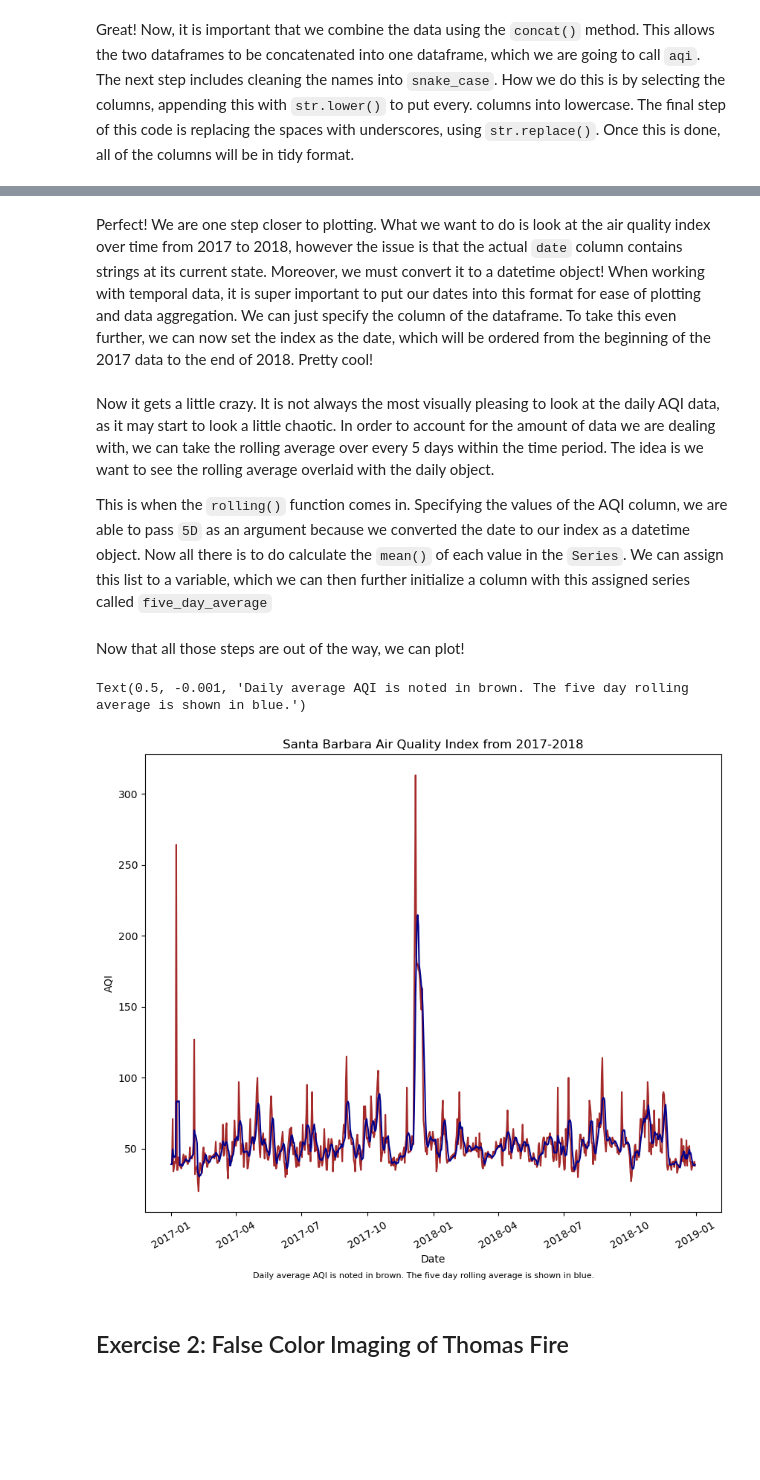
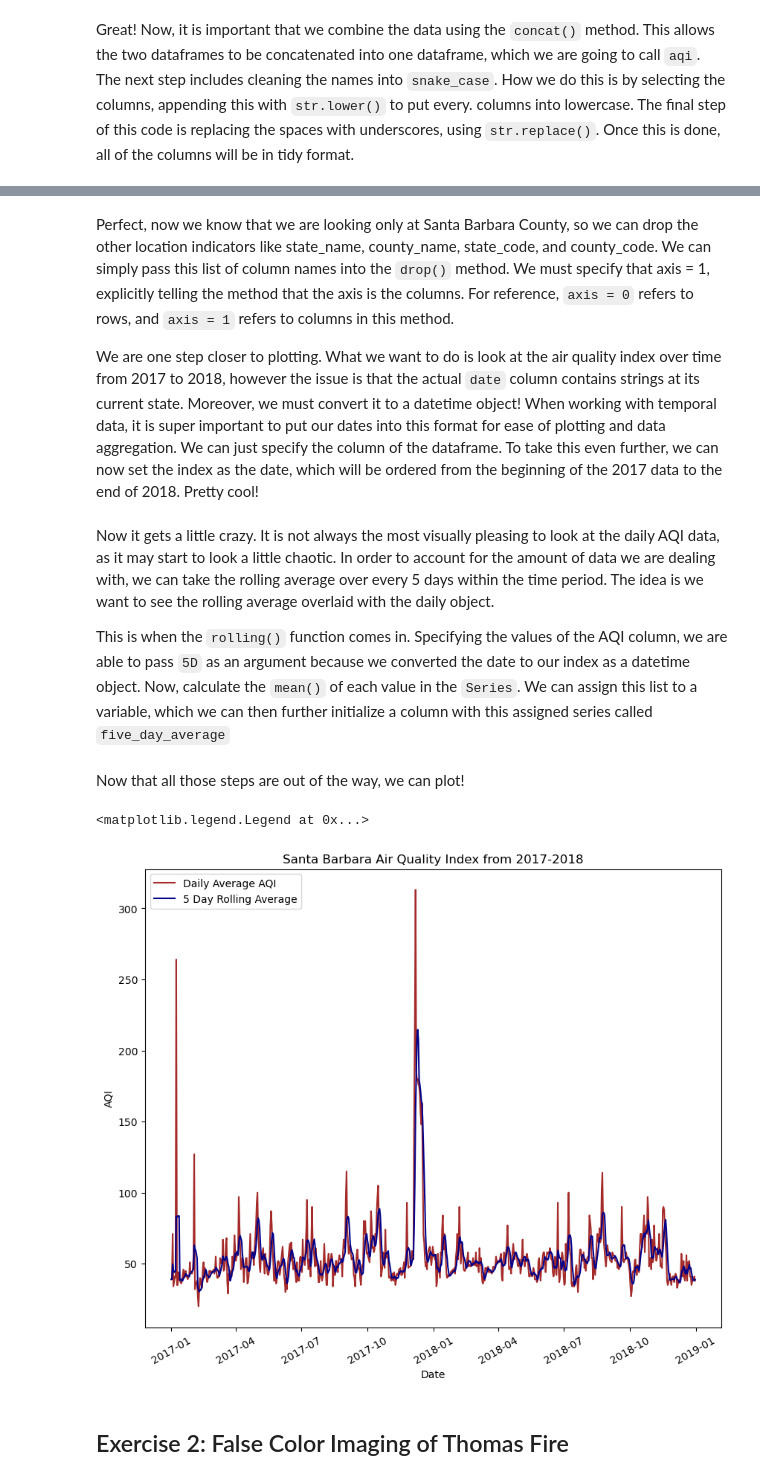
Before and after one commit to bgrazda/eds220-final, a Jupyter notebook: thomas-fire-exercises.ipynb, the cells around one changed output, grey strips where cells are left out. Drawn from its saved outputs; the diff is of its cells as text; code cells hidden in the pictures; blank space fills up the shorter version.

```diff
--- a/thomas-fire-exercises.ipynb
+++ b/thomas-fire-exercises.ipynb
@@ -39,5 +47,7 @@ aqi_sb = aqi[aqi['county_name'] == 'Santa Barbara']
 # Remove columns indicated by column labels and axis
 aqi_sb = aqi_sb.drop(['state_name', 'county_name', 'state_code', 'county_code'], axis = 1)
 # %% [markdown]
-Perfect! We are one step closer to plotting. What we want to do is look at the air quality index over time from 2017 to 2018, however the issue is that the actual `date` column contains strings at its current state. Moreover, we must convert it to a datetime object! When working with temporal data, it is super important to put our dates into this format for ease of plotting and data aggregation. We can just specify the column of the dataframe. To take this even further, we can now set the index as the date, which will be ordered from the beginning of the 2017 data to the end of 2018. Pretty cool!
+Perfect, now we know that we are looking only at Santa Barbara County, so we can drop the other location indicators like state_name, county_name, state_code, and county_code. We can simply pass this list of column names into the `drop()` method. We must specify that axis = 1, explicitly telling the method that the axis is the columns. For reference, `axis = 0` refers to rows, and `axis = 1` refers to columns in this method.
+
+We are one step closer to plotting. What we want to do is look at the air quality index over time from 2017 to 2018, however the issue is that the actual `date` column contains strings at its current state. Moreover, we must convert it to a datetime object! When working with temporal data, it is super important to put our dates into this format for ease of plotting and data aggregation. We can just specify the column of the dataframe. To take this even further, we can now set the index as the date, which will be ordered from the beginning of the 2017 data to the end of 2018. Pretty cool!
 # %%
@@ -48,7 +58,7 @@ aqi_sb = aqi_sb.set_index('date')
 # %% [markdown]
 Now it gets a little crazy. It is not always the most visually pleasing to look at the daily AQI data, as it may start to look a little chaotic. In order to account for the amount of data we are dealing with, we can take the rolling average over every 5 days within the time period. The idea is we want to see the rolling average overlaid with the daily object.
 
-This is when the `rolling()` function comes in. Specifying the values of the AQI column, we are able to pass `5D` as an argument because we converted the date to our index as a datetime object. Now all there is to do calculate the `mean()` of each value in the `Series`. We can assign this list to a variable, which we can then further initialize a column with this assigned series called `five_day_average`
+This is when the `rolling()` function comes in. Specifying the values of the AQI column, we are able to pass `5D` as an argument because we converted the date to our index as a datetime object. Now, calculate the `mean()` of each value in the `Series`. We can assign this list to a variable, which we can then further initialize a column with this assigned series called `five_day_average`
 # %%
 # Calculate AQI rolling average over 5 days
 rolling_average = aqi_sb['aqi'].rolling('5D').mean()
@@ -57,24 +67,31 @@ aqi_sb['five_day_average'] = rolling_average
 # %% [markdown]
 Now that all those steps are out of the way, we can plot!
 # %%
+
 # Declare fig size so that positioning is clear for labels and captions
 plt.figure(figsize = (10,8))
 
 # Plot both the daily and five day averages for AQI
 plt.plot(aqi_sb.index.values,
         aqi_sb['aqi'],
-       color = 'brown')
+       color = 'brown',
+        label = 'Daily Average AQI')        # Label legend
+
 plt.plot(aqi_sb.index.values,
         aqi_sb['five_day_average'],
-        color = 'darkblue')
+        color = 'darkblue',
+        label = '5 Day Rolling Average')      # Label legend
+
 plt.xticks(rotation = 30)                 # Rotate xticks so that all dates fit on x axis
 plt.xlabel('Date')
 plt.ylabel('AQI')
 plt.title('Santa Barbara Air Quality Index from 2017-2018')
-plt.figtext(0.5, -0.001, 'Daily average AQI is noted in brown. The five day rolling average is shown in blue.', wrap=True, horizontalalignment='center', fontsize=8)
+
+# Assign legend location
+plt.legend(loc="upper left")
 # %% [output]
-Text(0.5, -0.001, 'Daily average AQI is noted in brown. The five day rolling average is shown in blue.')
+<matplotlib.legend.Legend at 0x...>
-[figure, old version]
+[figure, new version]
 # %% [markdown]
 ## Exercise 2: False Color Imaging of Thomas Fire
 # %% [markdown]
```
Also changed, not shown: parts of 22 cells of this notebook.
